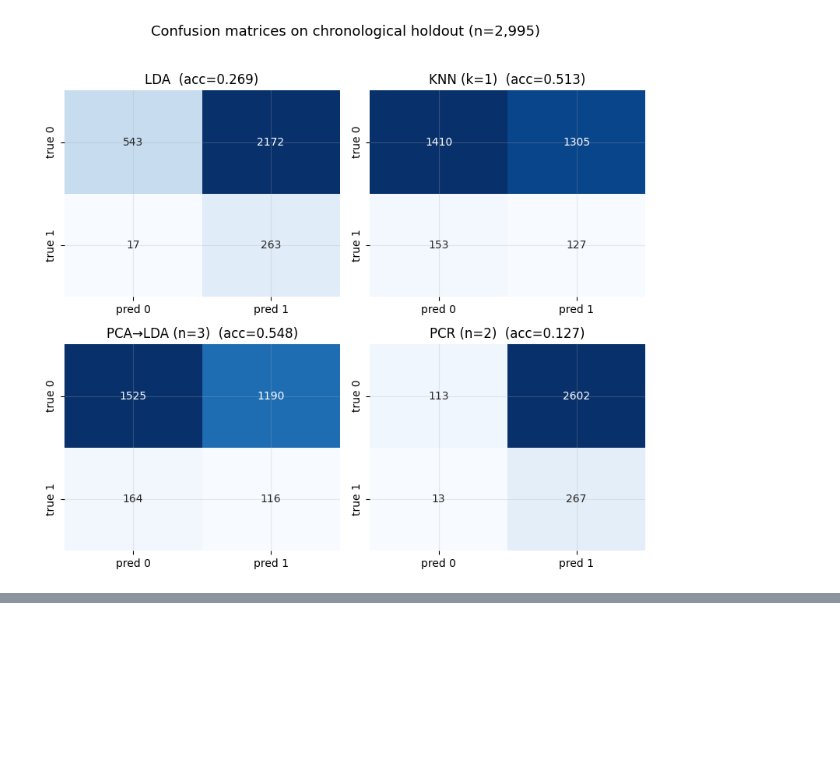
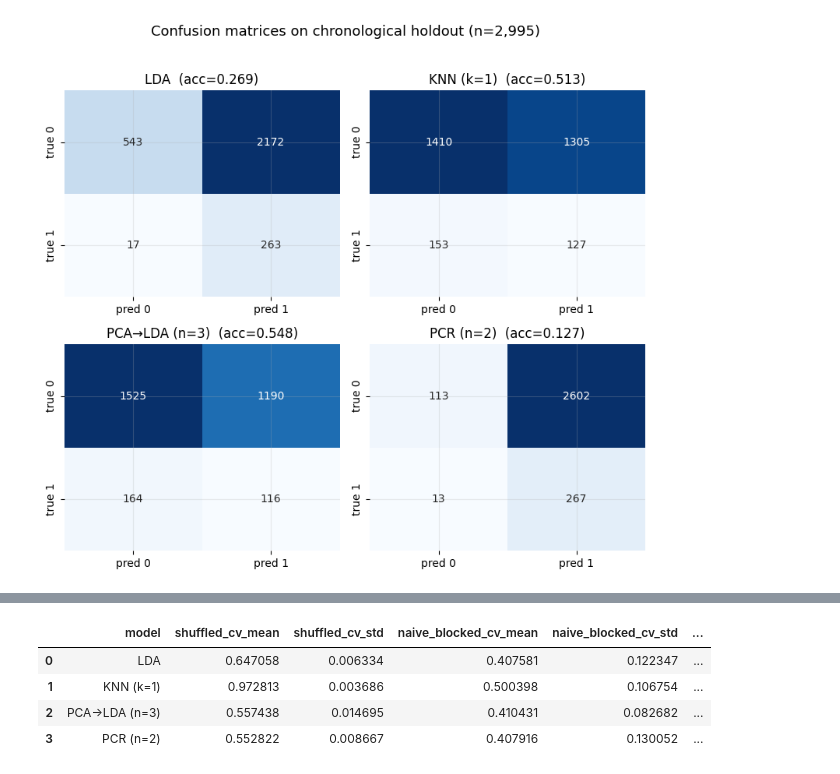
Before and after one commit to BariBariGood/cogs109-eeg-eye-state-classifier, a Jupyter notebook: notebooks/02_modeling.ipynb, the cells around one changed output, grey strips where cells are left out. Cells and saved outputs as stored; diff of their text form; code cells hidden in the pictures; blank space fills up the shorter version.

```diff
--- a/notebooks/02_modeling.ipynb
+++ b/notebooks/02_modeling.ipynb
@@ -521,0 +617,45 @@ narrative and poster around these artifacts.
+# %%
+def lda_factory():
+    return LinearDiscriminantAnalysis(solver='svd')
+
+def knn_best_factory():
+    return KNeighborsClassifier(n_neighbors=best_k, weights='uniform')
+
+def pca_lda_best_factory():
+    return Pipeline([
+        ('pca', PCA(n_components=best_n_pca, random_state=42)),
+        ('lda', LinearDiscriminantAnalysis(solver='svd')),
+    ])
+
+def pcr_best_factory():
+    return PCRClassifier(n_components=best_n_pcr)
+
+model_specs = [
+    ('LDA', lda_factory),
+    (f'KNN (k={best_k})', knn_best_factory),
+    (f'PCA\u2192LDA (n={best_n_pca})', pca_lda_best_factory),
+    (f'PCR (n={best_n_pcr})', pcr_best_factory),
+]
+
+three_way_rows = []
+for name, factory in model_specs:
+    r_shuf = cv_score(factory, X_train, y_train, shuffled_folds)
+    r_naive = cv_score(factory, X_train, y_train, blocked_folds)
+    r_strat = cv_score(factory, X_train, y_train, stratified_blocked_folds)
+    three_way_rows.append({
+        'model': name,
+        'shuffled_cv_mean':           r_shuf['accuracy']['mean'],
+        'shuffled_cv_std':            r_shuf['accuracy']['std'],
+        'naive_blocked_cv_mean':      r_naive['accuracy']['mean'],
+        'naive_blocked_cv_std':       r_naive['accuracy']['std'],
+        'stratified_blocked_cv_mean': r_strat['accuracy']['mean'],
+        'stratified_blocked_cv_std':  r_strat['accuracy']['std'],
+    })
+three_way_df = pd.DataFrame(three_way_rows)
+three_way_df
+# %% [output]
+|  | model | shuffled_cv_mean | shuffled_cv_std | naive_blocked_cv_mean | naive_blocked_cv_std | ... |
+| 0 | LDA | 0.647058 | 0.006334 | 0.407581 | 0.122347 | ... |
+| 1 | KNN (k=1) | 0.972813 | 0.003686 | 0.500398 | 0.106754 | ... |
+| 2 | PCA→LDA (n=3) | 0.557438 | 0.014695 | 0.410431 | 0.082682 | ... |
+| 3 | PCR (n=2) | 0.552822 | 0.008667 | 0.407916 | 0.130052 | ... |
```
Also changed, not shown: parts of 14 cells of this notebook, 4 other files.
